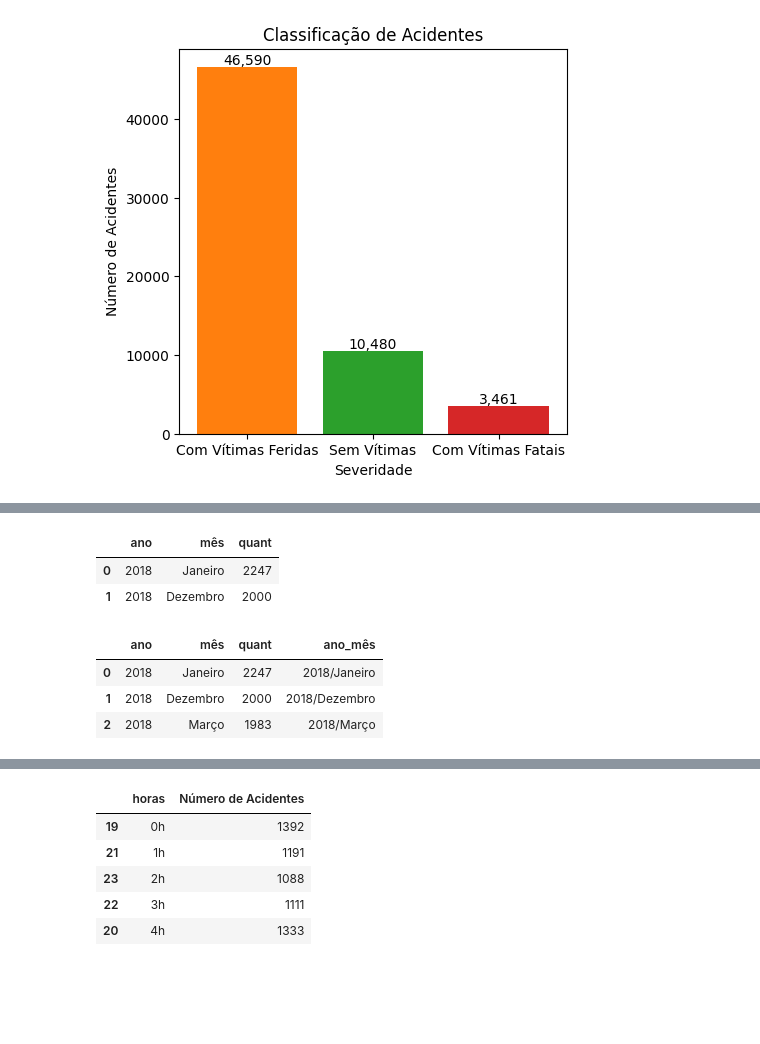
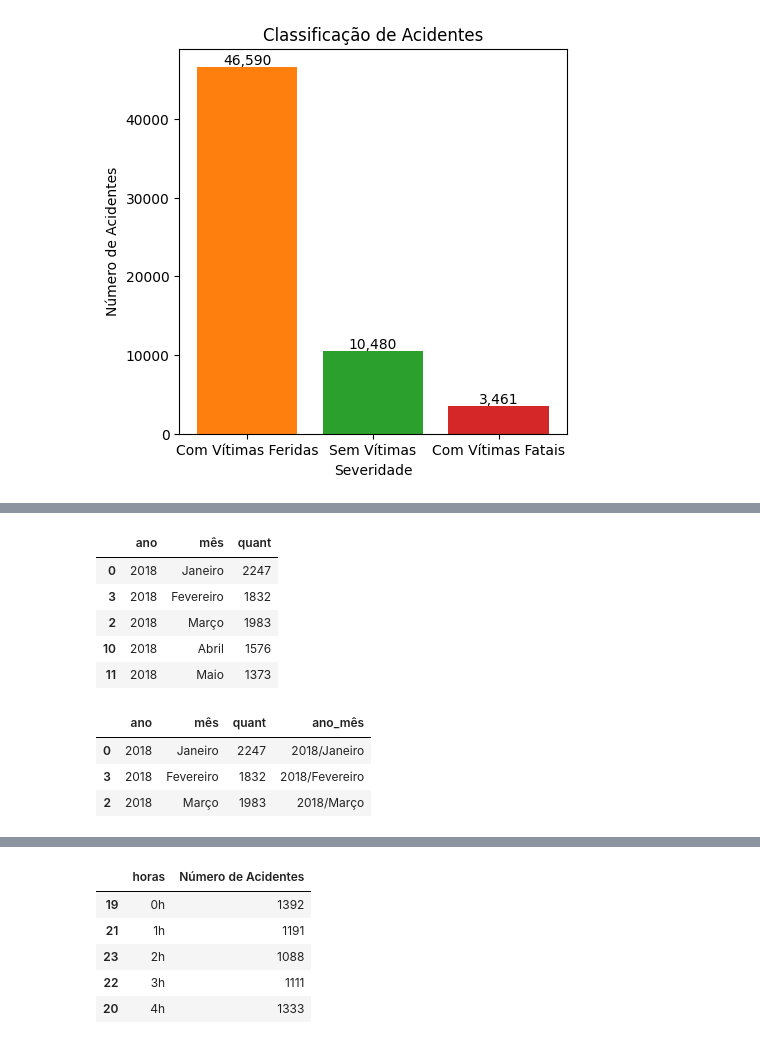
Before and after one commit to kelvenmahuaie/Python-para-GIS, a Jupyter notebook: mapa.ipynb, the cells around one changed output, grey strips where cells are left out. Saved outputs shown, nothing was run; the diff lists cells and outputs as text; code cells hidden in the pictures; blank space fills up the shorter version.

```diff
--- a/mapa.ipynb
+++ b/mapa.ipynb
@@ -235,9 +234,0 @@ gdf_acidentes.head(3)
-# %%
-gdf_acidentes['mês'] = pd.Categorical(
-    gdf_acidentes['mês'],
-    categories = ['Janeiro', 'Fevereiro', 'Março', 'Abril', 'Maio', 'Junho', 'Julho', 'Agosto', 'Setembro', 'Outubro', 'Novembro', 'Dezembro'],
-    ordered = True
-)
-
-gdf_acidentes = gdf_acidentes.sort_values('ano')
-gdf_acidentes.head(3)
@@ -250,17 +235,29 @@ gdf_acidentes.head(3)
 # %%
 date = gdf_acidentes.groupby('ano')['mês'].value_counts().reset_index(name = 'quant')
-date.head(2)
+
+date['mês'] = pd.Categorical(
+    date['mês'],
+    categories = ['Janeiro', 'Fevereiro', 'Março', 'Abril', 'Maio', 'Junho', 'Julho', 'Agosto', 'Setembro', 'Outubro', 'Novembro', 'Dezembro'],
+    ordered = True
+)
+
+date = date.sort_values(['ano', 'mês'])
+
+date.head()
 # %% [output]
 |  | ano | mês | quant |
 | 0 | 2018 | Janeiro | 2247 |
-| 1 | 2018 | Dezembro | 2000 |
+| 3 | 2018 | Fevereiro | 1832 |
+| 2 | 2018 | Março | 1983 |
+| 10 | 2018 | Abril | 1576 |
+| 11 | 2018 | Maio | 1373 |
 # %%
 date['ano_mês'] = date['ano'].astype(str) + '/' + date['mês'].astype(str)
 date.head(3)
 # %% [output]
 |  | ano | mês | quant | ano_mês |
 | 0 | 2018 | Janeiro | 2247 | 2018/Janeiro |
-| 1 | 2018 | Dezembro | 2000 | 2018/Dezembro |
+| 3 | 2018 | Fevereiro | 1832 | 2018/Fevereiro |
 | 2 | 2018 | Março | 1983 | 2018/Março |
 # %%
 def dados(ano):
```
Also changed, not shown: parts of 5 cells of this notebook, 1 other file.
